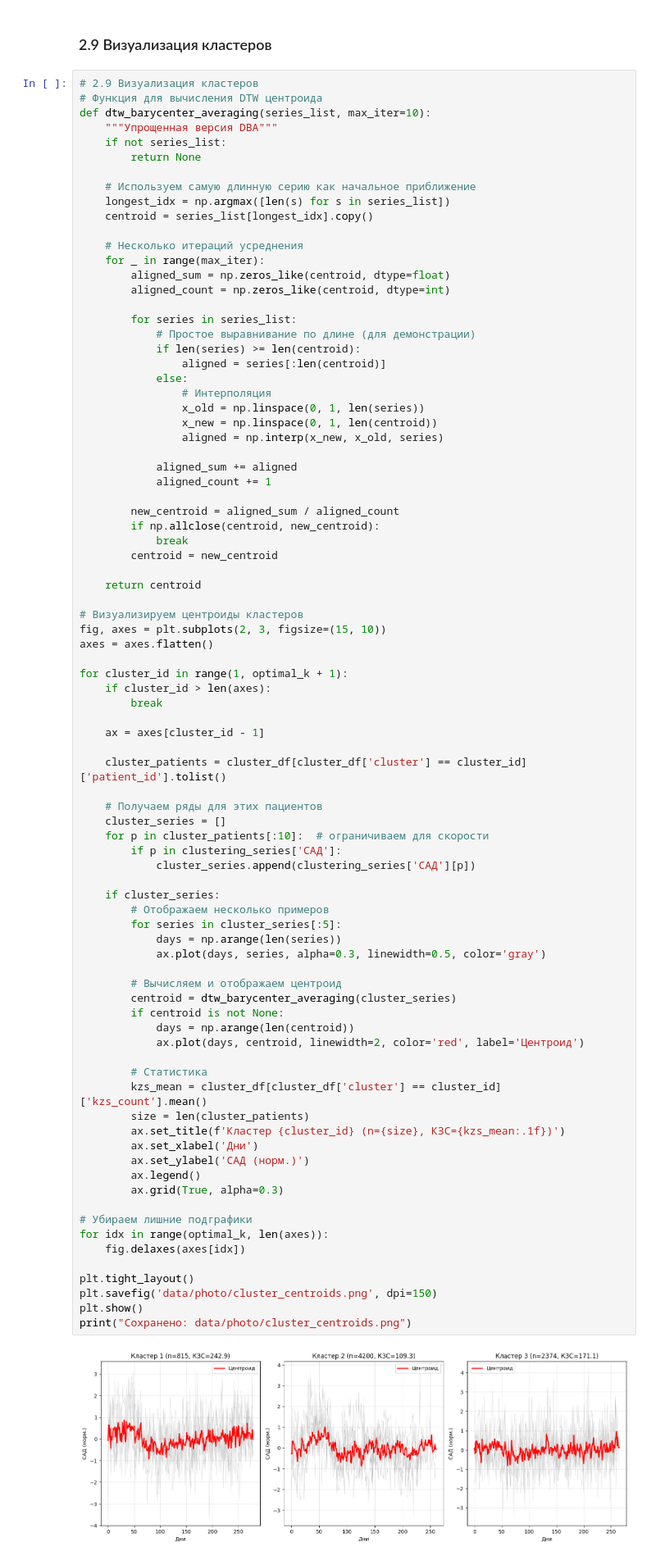
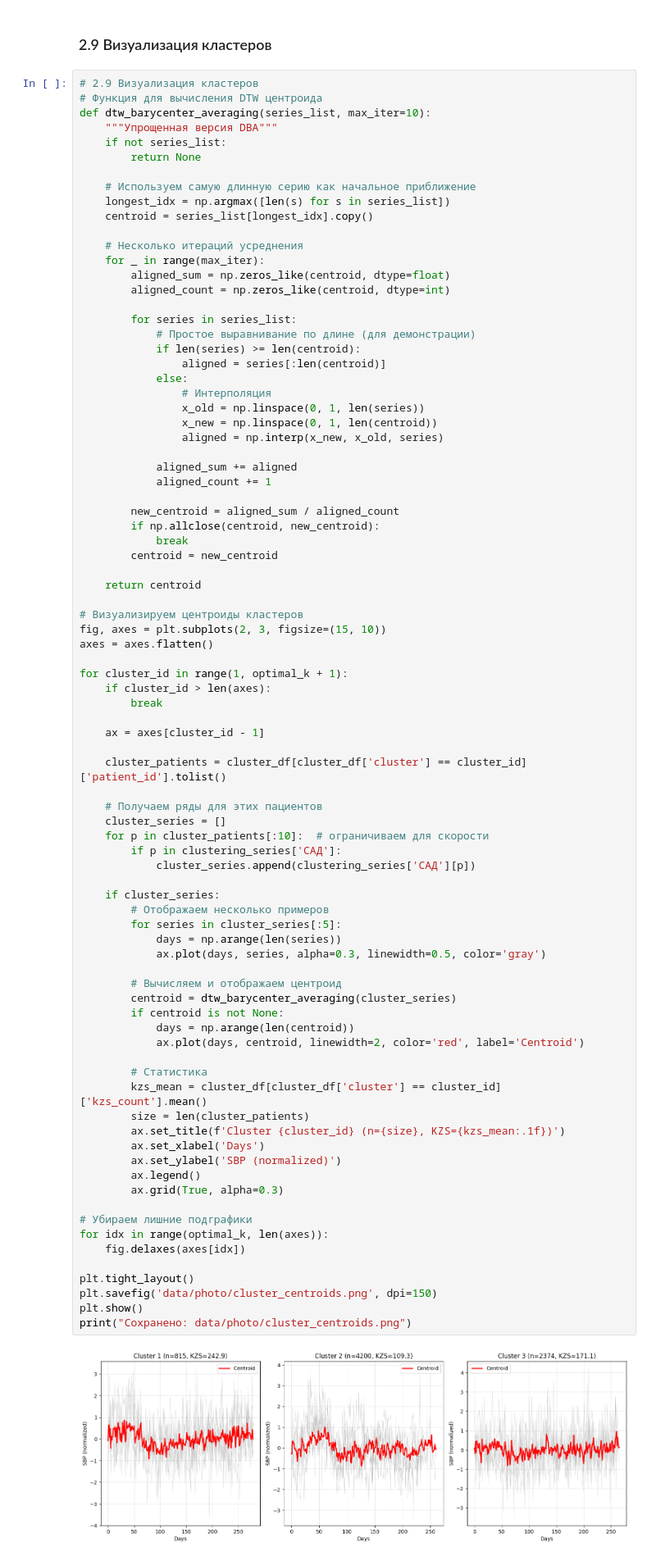
Before and after one commit to kira-Iight/Medicine, a Jupyter notebook: gdtw_clustering.ipynb, the cells around one changed output. Shown at 82% size. Saved outputs shown, nothing was run; the diff lists cells and outputs as text.

```diff
--- a/gdtw_clustering.ipynb
+++ b/gdtw_clustering.ipynb
@@ -976,38 +976,38 @@ for cluster_id in range(1, optimal_k + 1):
     for p in cluster_patients[:10]:  # ограничиваем для скорости
         if p in clustering_series['САД']:
             cluster_series.append(clustering_series['САД'][p])
 
     if cluster_series:
         # Отображаем несколько примеров
         for series in cluster_series[:5]:
             days = np.arange(len(series))
             ax.plot(days, series, alpha=0.3, linewidth=0.5, color='gray')
 
         # Вычисляем и отображаем центроид
         centroid = dtw_barycenter_averaging(cluster_series)
         if centroid is not None:
             days = np.arange(len(centroid))
-            ax.plot(days, centroid, linewidth=2, color='red', label='Центроид')
+            ax.plot(days, centroid, linewidth=2, color='red', label='Centroid')
 
         # Статистика
         kzs_mean = cluster_df[cluster_df['cluster'] == cluster_id]['kzs_count'].mean()
         size = len(cluster_patients)
-        ax.set_title(f'Кластер {cluster_id} (n={size}, КЗС={kzs_mean:.1f})')
-        ax.set_xlabel('Дни')
-        ax.set_ylabel('САД (норм.)')
+        ax.set_title(f'Cluster {cluster_id} (n={size}, KZS={kzs_mean:.1f})')
+        ax.set_xlabel('Days')
+        ax.set_ylabel('SBP (normalized)')
         ax.legend()
         ax.grid(True, alpha=0.3)
 
 # Убираем лишние подграфики
 for idx in range(optimal_k, len(axes)):
     fig.delaxes(axes[idx])
 
 plt.tight_layout()
 plt.savefig('data/photo/cluster_centroids.png', dpi=150)
 plt.show()
 print("Сохранено: data/photo/cluster_centroids.png")
 # %% [output]
-[figure, old version]
+[figure, new version]
 Сохранено: data/photo/cluster_centroids.png
 # %% [markdown]
 ### 2.10 Визуализация пациентов, максимально близких к центроидам кластеров
```
Also changed, not shown: parts of 1 cell of this notebook, 4 other files.
